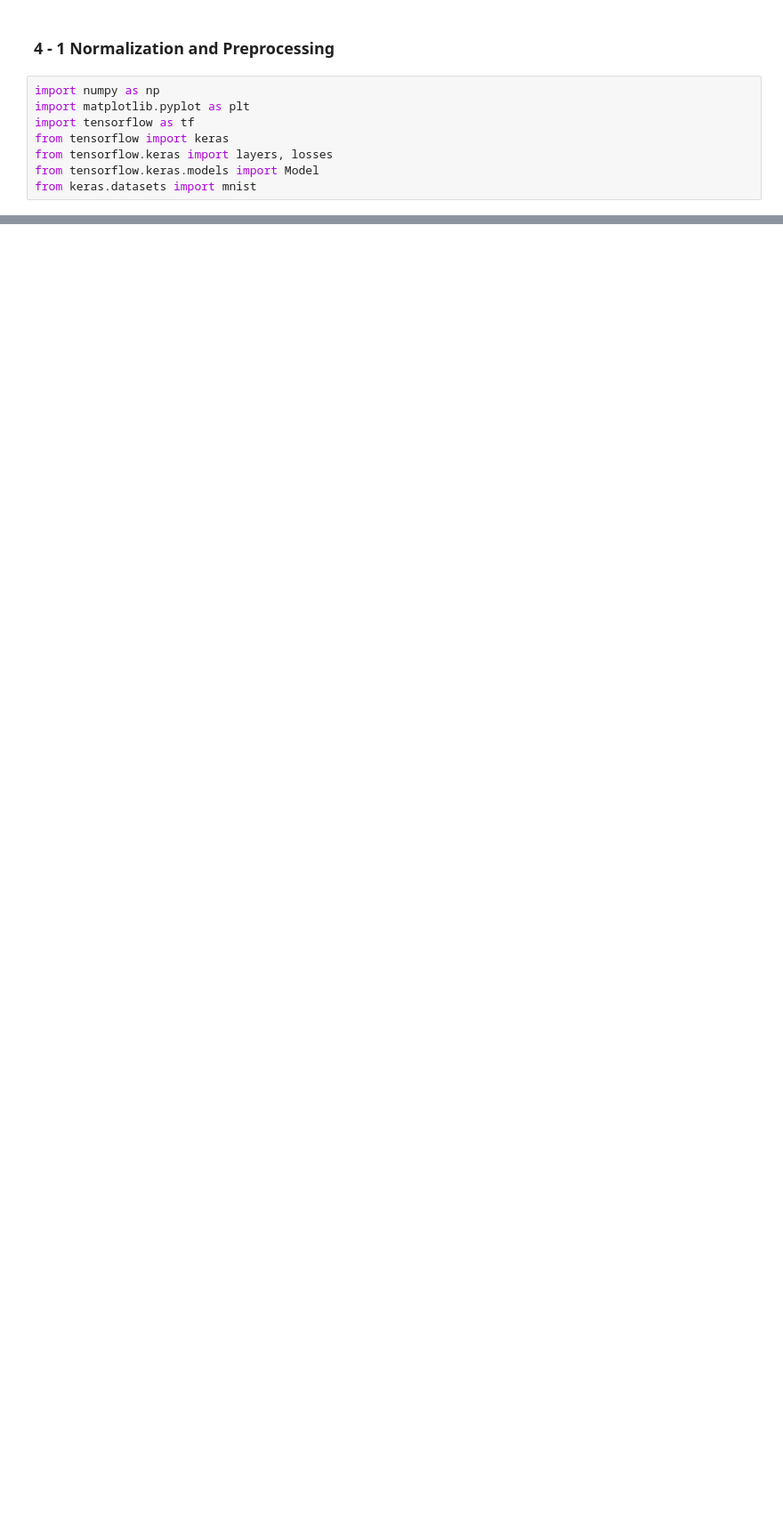
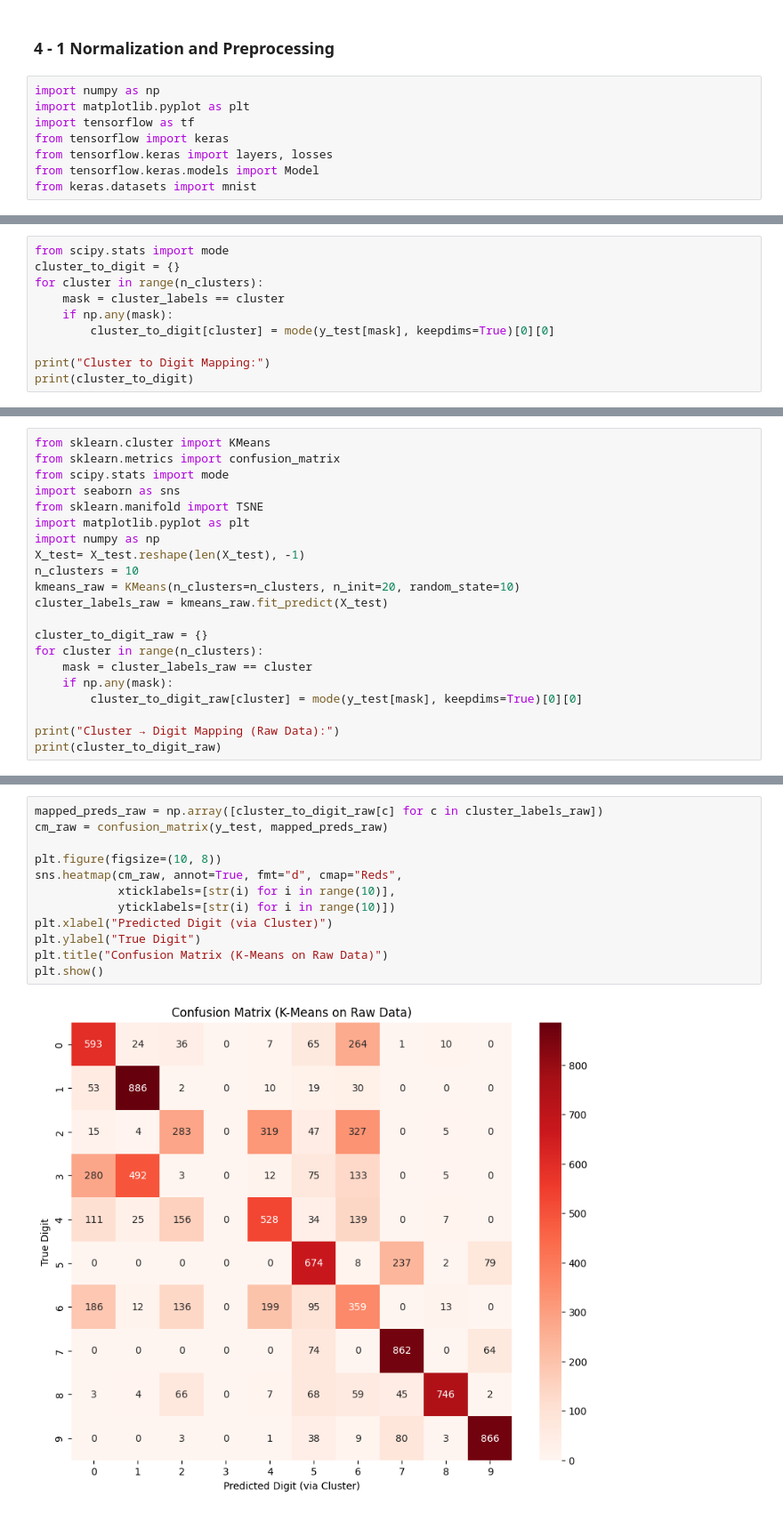
Before and after one commit to KzrLancelotV2/Deep-Learning-and-Neural-Networks, a Jupyter notebook: 4.ipynb, the cells around one changed output, grey strips where cells are left out. Shown at 89% size. Saved outputs shown, nothing was run; the diff lists cells and outputs as text; blank space fills up the shorter version.

```diff
--- a/4.ipynb
+++ b/4.ipynb
@@ -142,0 +201,10 @@ plt.show()
+# %%
+from scipy.stats import mode
+cluster_to_digit = {}
+for cluster in range(n_clusters):
+    mask = cluster_labels == cluster
+    if np.any(mask):
+        cluster_to_digit[cluster] = mode(y_test[mask], keepdims=True)[0][0]
+
+print("Cluster to Digit Mapping:")
+print(cluster_to_digit)
@@ -142,0 +246,21 @@ plt.show()
+# %%
+from sklearn.cluster import KMeans
+from sklearn.metrics import confusion_matrix
+from scipy.stats import mode
+import seaborn as sns
+from sklearn.manifold import TSNE
+import matplotlib.pyplot as plt
+import numpy as np
+X_test= X_test.reshape(len(X_test), -1)
+n_clusters = 10
+kmeans_raw = KMeans(n_clusters=n_clusters, n_init=20, random_state=10)
+cluster_labels_raw = kmeans_raw.fit_predict(X_test)
+
+cluster_to_digit_raw = {}
+for cluster in range(n_clusters):
+    mask = cluster_labels_raw == cluster
+    if np.any(mask):
+        cluster_to_digit_raw[cluster] = mode(y_test[mask], keepdims=True)[0][0]
+
+print("Cluster → Digit Mapping (Raw Data):")
+print(cluster_to_digit_raw)
@@ -142,0 +270,14 @@ plt.show()
+# %%
+mapped_preds_raw = np.array([cluster_to_digit_raw[c] for c in cluster_labels_raw])
+cm_raw = confusion_matrix(y_test, mapped_preds_raw)
+
+plt.figure(figsize=(10, 8))
+sns.heatmap(cm_raw, annot=True, fmt="d", cmap="Reds",
+            xticklabels=[str(i) for i in range(10)],
+            yticklabels=[str(i) for i in range(10)])
+plt.xlabel("Predicted Digit (via Cluster)")
+plt.ylabel("True Digit")
+plt.title("Confusion Matrix (K-Means on Raw Data)")
+plt.show()
+# %% [output]
+[figure, added]
```
Also changed, not shown: parts of 16 cells of this notebook.
